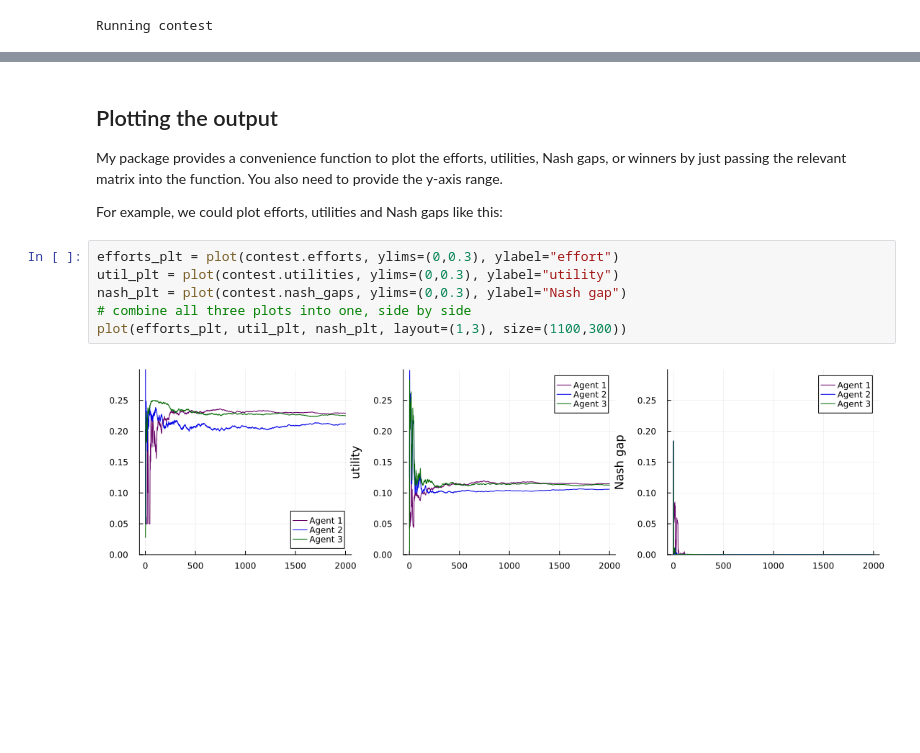
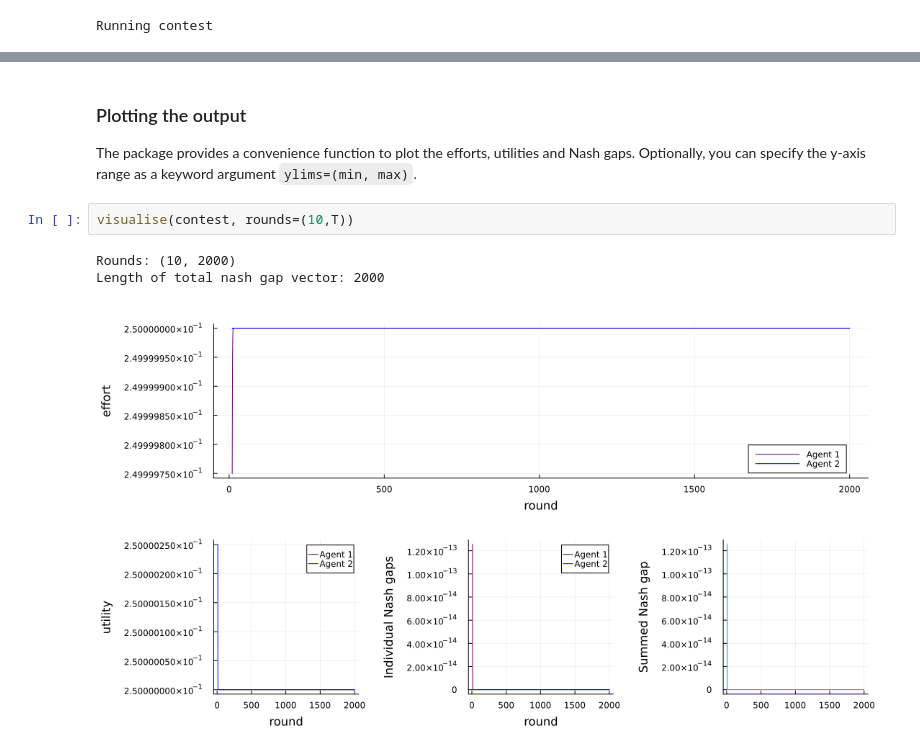
Before and after one commit to edwinlock/TullockDynamics.jl, a Jupyter notebook: Notebook.ipynb, the cells around one changed output, grey strips where cells are left out. Saved outputs shown, nothing was run; the diff lists cells and outputs as text; blank space fills up the shorter version.

```diff
--- a/Notebook.ipynb
+++ b/Notebook.ipynb
@@ -62,15 +76,11 @@ Running contest
 # %% [markdown]
-## Plotting the output
+### Plotting the output
 
-My package provides a convenience function to plot the efforts, utilities, Nash gaps, or winners by just passing the relevant matrix into the function. You also need to provide the y-axis range.
-
-For example, we could plot efforts, utilities and Nash gaps like this:
+The package provides a convenience function to plot the efforts, utilities and Nash gaps. Optionally, you can specify the y-axis range as a keyword argument `ylims=(min, max)`.
-# %%
-efforts_plt = plot(contest.efforts, ylims=(0,0.3), ylabel="effort")
-util_plt = plot(contest.utilities, ylims=(0,0.3), ylabel="utility")
-nash_plt = plot(contest.nash_gaps, ylims=(0,0.3), ylabel="Nash gap")
-# combine all three plots into one, side by side
-plot(efforts_plt, util_plt, nash_plt, layout=(1,3), size=(1100,300))
-# %% [output]
-[figure, removed]
+# %%
+visualise(contest, rounds=(10,T))
+# %% [output]
+Rounds: (10, 2000)
+Length of total nash gap vector: 2000
+[figure, added]
 # %% [markdown]
```
Also changed, not shown: parts of 20 cells of this notebook, 8 other files.
